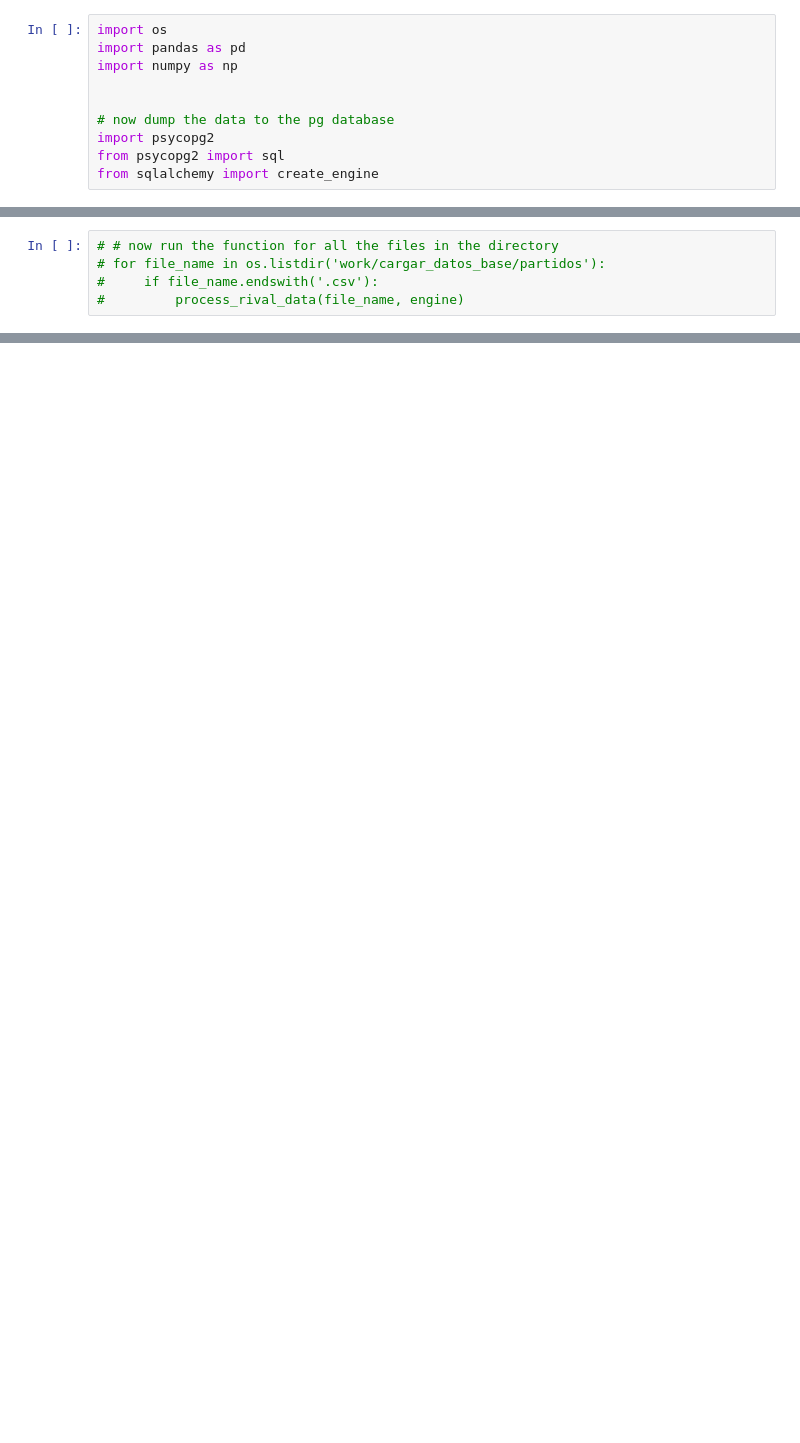
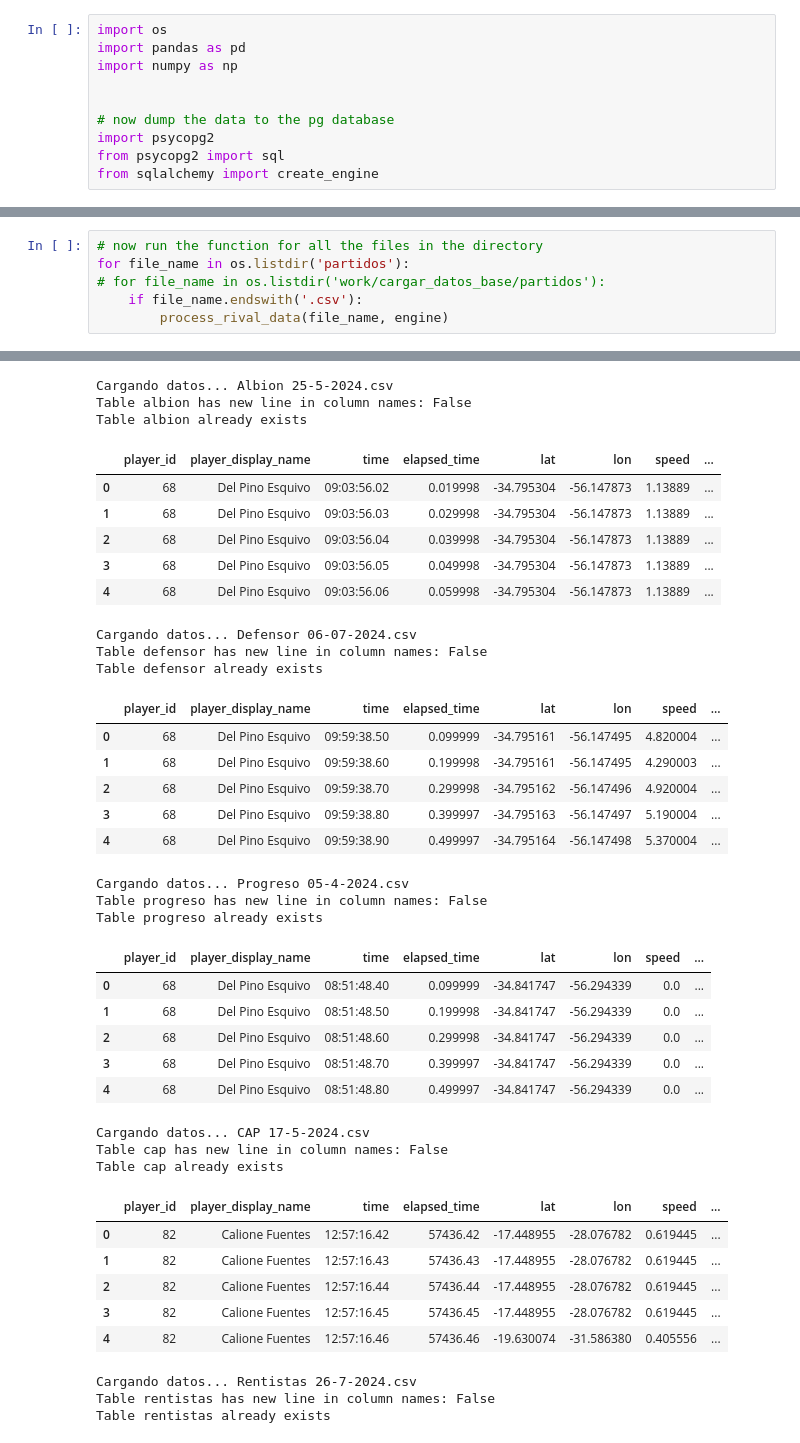
Before and after one commit to MBerguer/tesis-futbol, a Jupyter notebook: notebooks/cargar_datos_base/load_to_db.ipynb, the cells around one changed output, grey strips where cells are left out. Cells and saved outputs as stored; diff of their text form; blank space fills up the shorter version.

```diff
--- a/notebooks/cargar_datos_base/load_to_db.ipynb
+++ b/notebooks/cargar_datos_base/load_to_db.ipynb
@@ -86,7 +113,9 @@ engine = create_engine('postgresql://nacional:nacional@localhost:5432/nacional')
 # file_name = 'Defensor 06-07-2024.csv'
 # process_rival_data(file_name, engine)
 # %%
-# # now run the function for all the files in the directory
+# now run the function for all the files in the directory
+for file_name in os.listdir('partidos'):
 # for file_name in os.listdir('work/cargar_datos_base/partidos'):
-#     if file_name.endswith('.csv'):
-#         process_rival_data(file_name, engine)
+    if file_name.endswith('.csv'):
+        process_rival_data(file_name, engine)
+# %% [output]
@@ -92,0 +131,39 @@ engine = create_engine('postgresql://nacional:nacional@localhost:5432/nacional')
+Cargando datos... Albion 25-5-2024.csv
+Table albion has new line in column names: False
+Table albion already exists
+|  | player_id | player_display_name | time | elapsed_time | lat | lon | speed | ... |
+| 0 | 68 | Del Pino Esquivo | 09:03:56.02 | 0.019998 | -34.795304 | -56.147873 | 1.13889 | ... |
+| 1 | 68 | Del Pino Esquivo | 09:03:56.03 | 0.029998 | -34.795304 | -56.147873 | 1.13889 | ... |
+| 2 | 68 | Del Pino Esquivo | 09:03:56.04 | 0.039998 | -34.795304 | -56.147873 | 1.13889 | ... |
+| 3 | 68 | Del Pino Esquivo | 09:03:56.05 | 0.049998 | -34.795304 | -56.147873 | 1.13889 | ... |
+| 4 | 68 | Del Pino Esquivo | 09:03:56.06 | 0.059998 | -34.795304 | -56.147873 | 1.13889 | ... |
+Cargando datos... Defensor 06-07-2024.csv
+Table defensor has new line in column names: False
+Table defensor already exists
+|  | player_id | player_display_name | time | elapsed_time | lat | lon | speed | ... |
+| 0 | 68 | Del Pino Esquivo | 09:59:38.50 | 0.099999 | -34.795161 | -56.147495 | 4.820004 | ... |
+| 1 | 68 | Del Pino Esquivo | 09:59:38.60 | 0.199998 | -34.795161 | -56.147495 | 4.290003 | ... |
+| 2 | 68 | Del Pino Esquivo | 09:59:38.70 | 0.299998 | -34.795162 | -56.147496 | 4.920004 | ... |
+| 3 | 68 | Del Pino Esquivo | 09:59:38.80 | 0.399997 | -34.795163 | -56.147497 | 5.190004 | ... |
+| 4 | 68 | Del Pino Esquivo | 09:59:38.90 | 0.499997 | -34.795164 | -56.147498 | 5.370004 | ... |
+Cargando datos... Progreso 05-4-2024.csv
+Table progreso has new line in column names: False
+Table progreso already exists
+|  | player_id | player_display_name | time | elapsed_time | lat | lon | speed | ... |
+| 0 | 68 | Del Pino Esquivo | 08:51:48.40 | 0.099999 | -34.841747 | -56.294339 | 0.0 | ... |
+| 1 | 68 | Del Pino Esquivo | 08:51:48.50 | 0.199998 | -34.841747 | -56.294339 | 0.0 | ... |
+| 2 | 68 | Del Pino Esquivo | 08:51:48.60 | 0.299998 | -34.841747 | -56.294339 | 0.0 | ... |
+| 3 | 68 | Del Pino Esquivo | 08:51:48.70 | 0.399997 | -34.841747 | -56.294339 | 0.0 | ... |
+| 4 | 68 | Del Pino Esquivo | 08:51:48.80 | 0.499997 | -34.841747 | -56.294339 | 0.0 | ... |
+Cargando datos... CAP 17-5-2024.csv
+Table cap has new line in column names: False
+Table cap already exists
+|  | player_id | player_display_name | time | elapsed_time | lat | lon | speed | ... |
+| 0 | 82 | Calione Fuentes | 12:57:16.42 | 57436.42 | -17.448955 | -28.076782 | 0.619445 | ... |
+| 1 | 82 | Calione Fuentes | 12:57:16.43 | 57436.43 | -17.448955 | -28.076782 | 0.619445 | ... |
+| 2 | 82 | Calione Fuentes | 12:57:16.44 | 57436.44 | -17.448955 | -28.076782 | 0.619445 | ... |
+| 3 | 82 | Calione Fuentes | 12:57:16.45 | 57436.45 | -17.448955 | -28.076782 | 0.619445 | ... |
+| 4 | 82 | Calione Fuentes | 12:57:16.46 | 57436.46 | -19.630074 | -31.586380 | 0.405556 | ... |
+Cargando datos... Rentistas 26-7-2024.csv
+Table rentistas has new line in column names: False
+Table rentistas already exists
```
Also changed, not shown: parts of 12 cells of this notebook, 4 other files.
